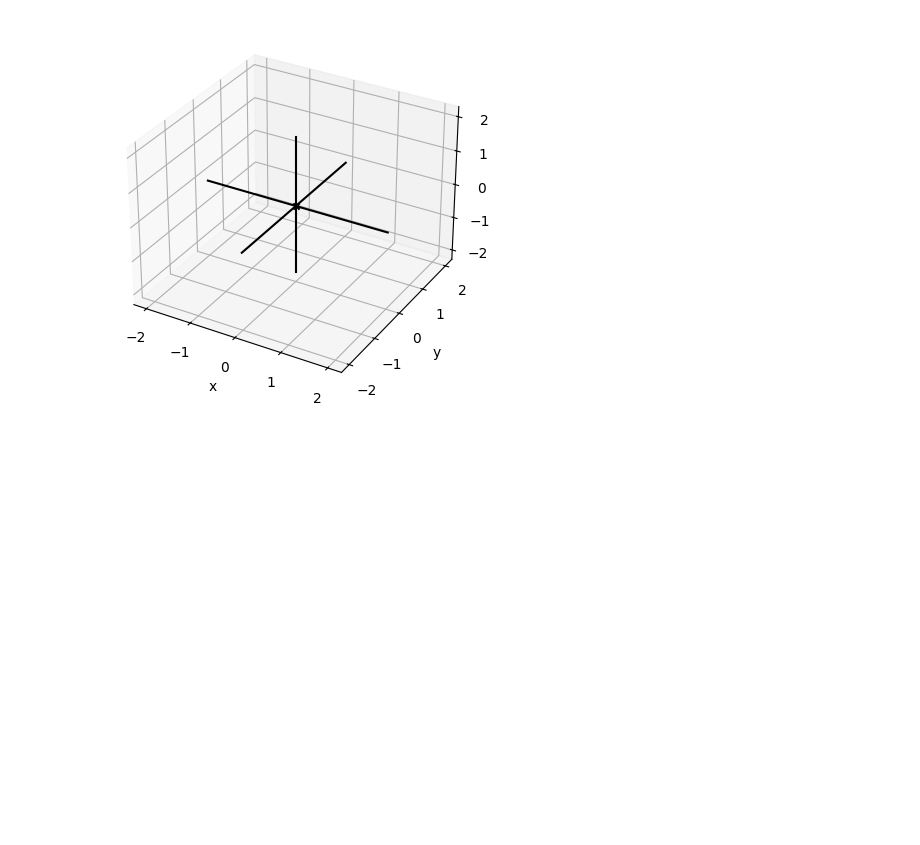
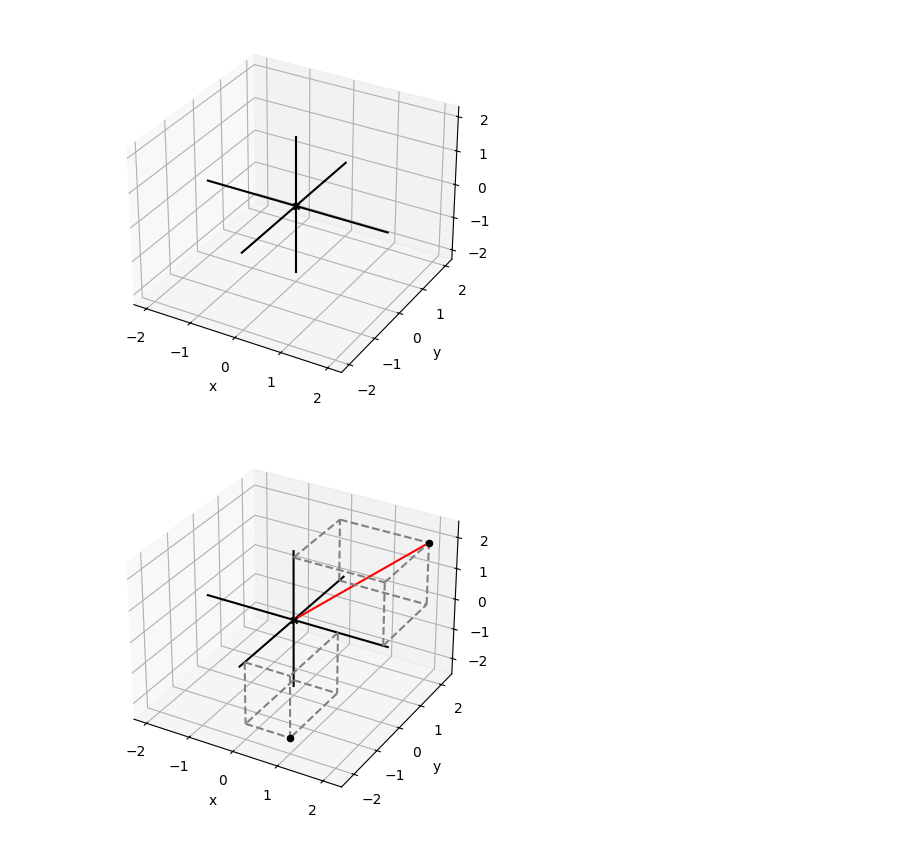
Before and after one commit to vinayakkarigar/hands-on-ML, a Jupyter notebook: fundamentals/1.1-vectors-and-graphics.ipynb, the cells around one changed output. Cells and saved outputs as stored; diff of their text form; code cells hidden in the pictures; blank space fills up the shorter version.

```diff
--- a/fundamentals/1.1-vectors-and-graphics.ipynb
+++ b/fundamentals/1.1-vectors-and-graphics.ipynb
@@ -200,0 +201,10 @@ draw3d()
+# %%
+# Points Arrows and segments in 3D
+draw3d(
+   Points3D((2,2,2),(1,-2,-2)),
+   Segment3D((0,0,0), (2,2,2), color='red'),
+   Box3D(2,2,2),
+   Box3D(1,-2,-2)
+)
+# %% [output]
+[figure, added]
```
Also changed, not shown: parts of 4 cells of this notebook.
